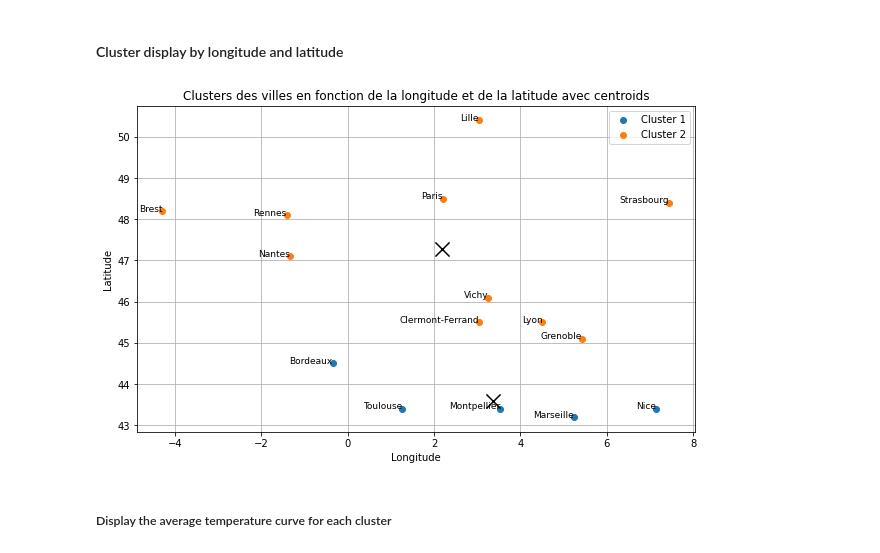
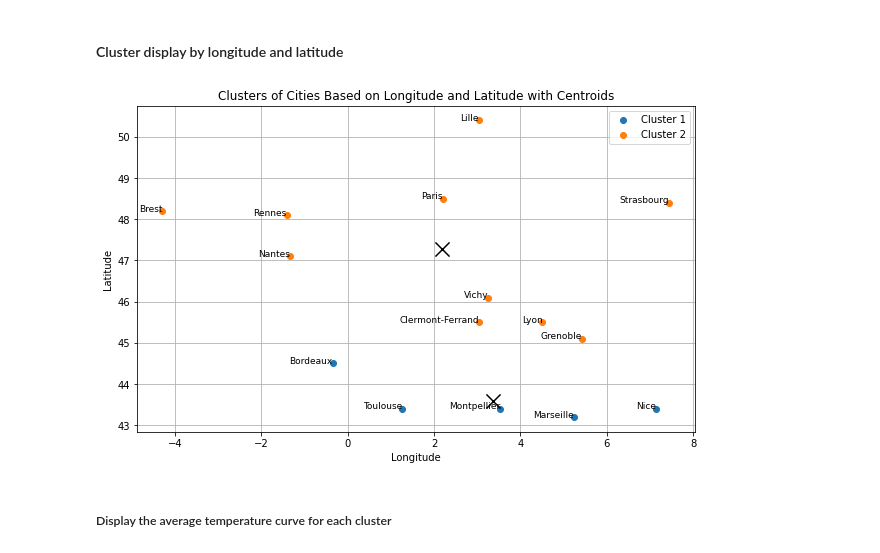
Before and after one commit to YessineMkaouar/Practical-Machine-Learning, a Jupyter notebook: temp.ipynb, the cells around one changed output. Cells and saved outputs as stored; diff of their text form; code cells hidden in the pictures.

```diff
--- a/temp.ipynb
+++ b/temp.ipynb
@@ -165,30 +165,29 @@ clusters = kmeans.fit_predict(temperature_matrix)
 # %% [markdown]
 #### Cluster display by longitude and latitude
 # %%
-# Calculer les centroids en utilisant les latitudes et longitudes moyennes des clusters
+# Calculate the centroids using the average latitudes and longitudes of the clusters
 centroids = np.zeros((k_optimal, 2))
 for cluster in range(k_optimal):
     centroids[cluster, 0] = np.mean(longitude[clusters == cluster])
     centroids[cluster, 1] = np.mean(latitude[clusters == cluster])
 
-# Visualiser les clusters en fonction de la longitude et de la latitude
+# Visualize the clusters based on longitude and latitude
 plt.figure(figsize=(10, 6))
 for cluster in range(k_optimal):
     plt.scatter(longitude[clusters == cluster], latitude[clusters == cluster], label=f'Cluster {cluster + 1}', cmap='tab10', vmax=9)
-    plt.scatter(centroids[cluster, 0], centroids[cluster, 1], marker='x', s=200, c='black')  # Afficher les centroids
+    plt.scatter(centroids[cluster, 0], centroids[cluster, 1], marker='x', s=200, c='black')  # Display the centroids
 
-# Annoter chaque point avec le nom de la ville
-villes = x1['villes']
-for i, ville in enumerate(villes):
-    plt.text(longitude[i], latitude[i], ville, fontsize=9, ha='right')
+# Annotate each point with the city name
+for i, city in enumerate(cities):
+    plt.text(longitude[i], latitude[i], city, fontsize=9, ha='right')
 
-plt.title("Clusters des villes en fonction de la longitude et de la latitude avec centroids")
+plt.title("Clusters of Cities Based on Longitude and Latitude with Centroids")
 plt.xlabel("Longitude")
 plt.ylabel("Latitude")
 plt.legend()
 plt.grid(True)
 plt.show()
 # %% [output]
-[figure, old version]
+[figure, new version]
 # %% [markdown]
 ##### Display the average temperature curve for each cluster
```
Also changed, not shown: parts of 36 cells of this notebook.
